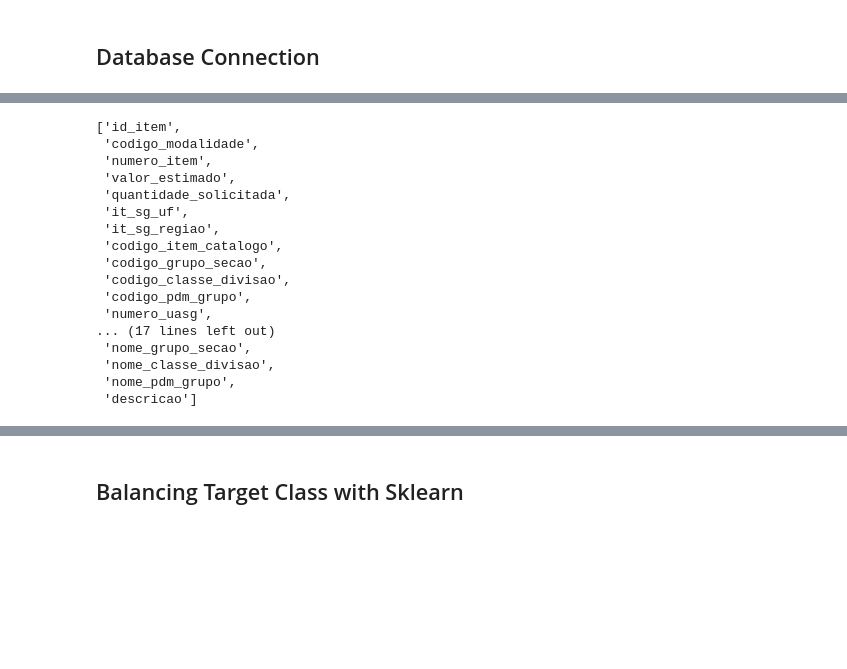
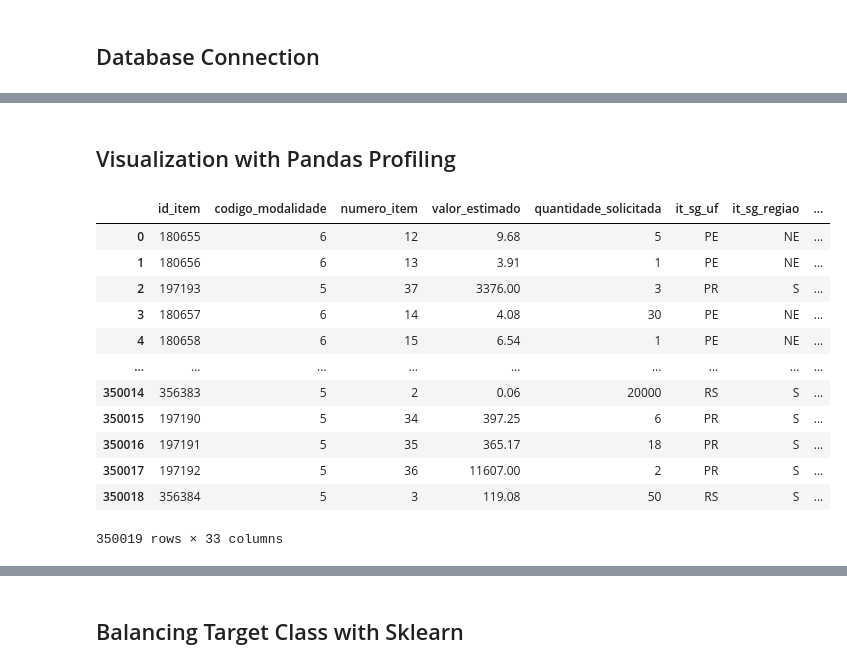
Before and after one commit to hugosouto/comprasgov-poc-item-deserto, a Jupyter notebook: comprasgov-poc-item-deserto.ipynb, the cells around one changed output, grey strips where cells are left out. Cells and saved outputs as stored; diff of their text form; code cells hidden in the pictures; blank space fills up the shorter version.

```diff
--- a/comprasgov-poc-item-deserto.ipynb
+++ b/comprasgov-poc-item-deserto.ipynb
@@ -97,20 +121,0 @@ Percentage (False/Total): 6.99 %
-# %%
-df.columns.to_list()
-# %% [output]
-['id_item',
- 'codigo_modalidade',
- 'numero_item',
- 'valor_estimado',
- 'quantidade_solicitada',
- 'it_sg_uf',
- 'it_sg_regiao',
- 'codigo_item_catalogo',
- 'codigo_grupo_secao',
- 'codigo_classe_divisao',
- 'codigo_pdm_grupo',
- 'numero_uasg',
-... (17 lines left out)
- 'nome_grupo_secao',
- 'nome_classe_divisao',
- 'nome_pdm_grupo',
- 'descricao']
@@ -116,0 +212,37 @@ df.columns.to_list()
+# %% [markdown]
+## Visualization with Pandas Profiling
+# %%
+df = df_original.copy()
+
+# df_reduced = resample(df, replace=False, n_samples=20000, random_state=42)
+# df = df_reduced.copy()
+
+# Generating Pandas Profiling reports
+# profile_regular = ProfileReport(df_reduced, title='Pandas Profiling Regular Report', explorative=False, minimal=False)
+# profile_regular.to_file(output_file="regular_profile_report.html")
+
+# profile_explorative = ProfileReport(df_reduced, title='Pandas Profiling Explorative Report', explorative=True, minimal=False)
+# profile_explorative.to_file(output_file="explorative_profile_report.html")
+
+# profile_sample = ProfileReport(df.sample(n=10000), title='Pandas Profiling Sample Report', html={'style': {'full_width': True}}, sort=None)
+# profile_sample.to_file(output_file="sample_profile_report.html")
+
+# profile_minimal = ProfileReport(df, title='Pandas Profiling Minimal Report', explorative=False, minimal=True)
+# profile_minimal.to_file(output_file="minimal_profile_report.html")
+
+# Saving the reports to HTML files
+df
+# %% [output]
+|  | id_item | codigo_modalidade | numero_item | valor_estimado | quantidade_solicitada | it_sg_uf | it_sg_regiao | ... |
+| 0 | 180655 | 6 | 12 | 9.68 | 5 | PE | NE | ... |
+| 1 | 180656 | 6 | 13 | 3.91 | 1 | PE | NE | ... |
+| 2 | 197193 | 5 | 37 | 3376.00 | 3 | PR | S | ... |
+| 3 | 180657 | 6 | 14 | 4.08 | 30 | PE | NE | ... |
+| 4 | 180658 | 6 | 15 | 6.54 | 1 | PE | NE | ... |
+| ... | ... | ... | ... | ... | ... | ... | ... | ... |
+| 350014 | 356383 | 5 | 2 | 0.06 | 20000 | RS | S | ... |
+| 350015 | 197190 | 5 | 34 | 397.25 | 6 | PR | S | ... |
+| 350016 | 197191 | 5 | 35 | 365.17 | 18 | PR | S | ... |
+| 350017 | 197192 | 5 | 36 | 11607.00 | 2 | PR | S | ... |
+| 350018 | 356384 | 5 | 3 | 119.08 | 50 | RS | S | ... |
+350019 rows × 33 columns
```
Also changed, not shown: parts of 29 cells of this notebook.
